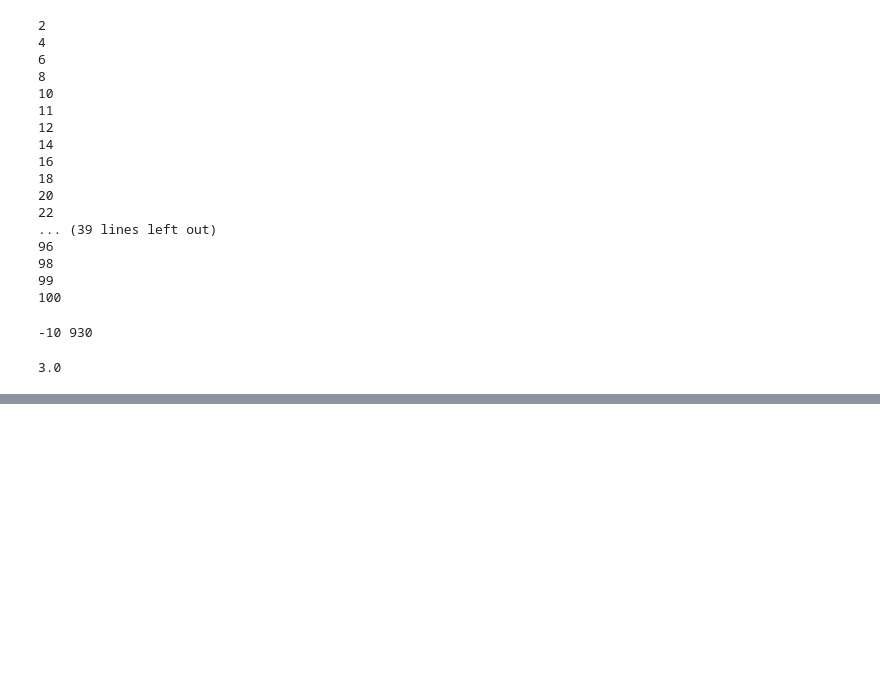
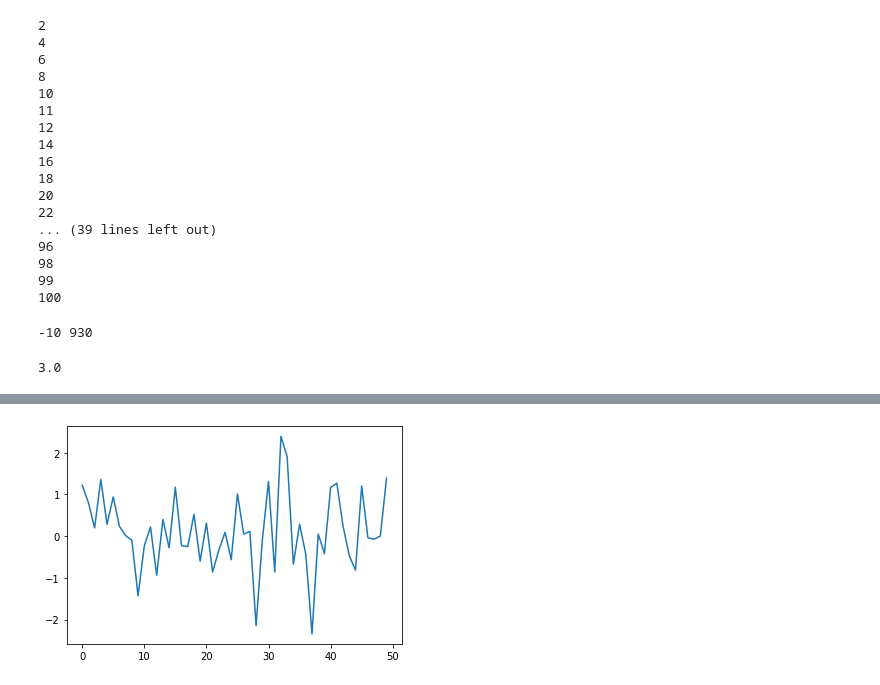
Before and after one commit to ang-jae/Python, a Jupyter notebook: 8. NBayes_before.ipynb, the cells around one changed output, grey strips where cells are left out. Cells and saved outputs as stored; diff of their text form; code cells hidden in the pictures; blank space fills up the shorter version.

```diff
--- a/8. NBayes_before.ipynb
+++ b/8. NBayes_before.ipynb
@@ -346,0 +571,3 @@ print(avg)
+# %%
+data = np.random.randn(50)
+data
@@ -346,0 +585,5 @@ print(avg)
+# %%
+plt.plot(data)
+plt.show()
+# %% [output]
+[figure, added]
```
Also changed, not shown: parts of 75 cells of this notebook.
